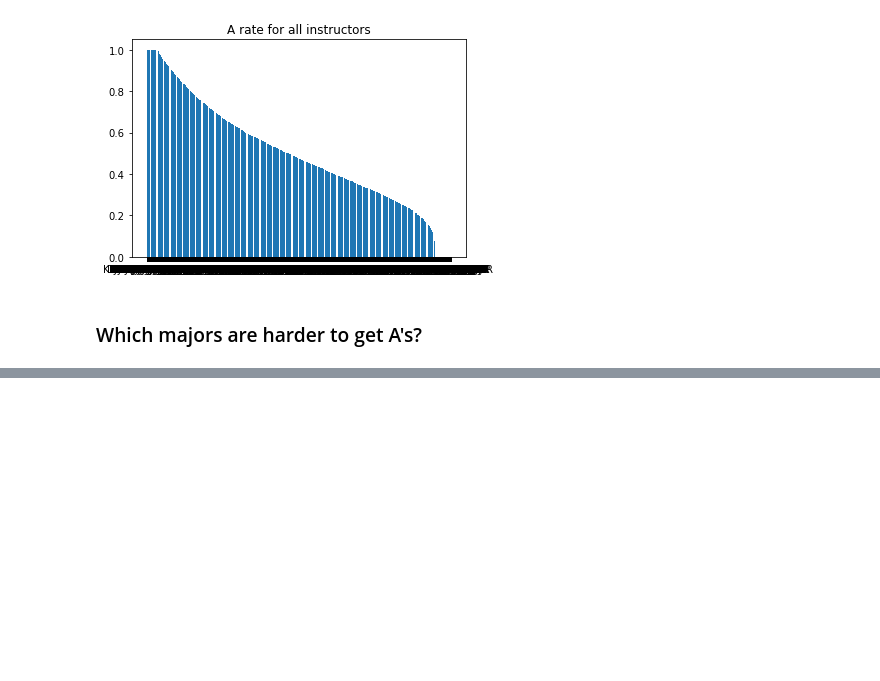
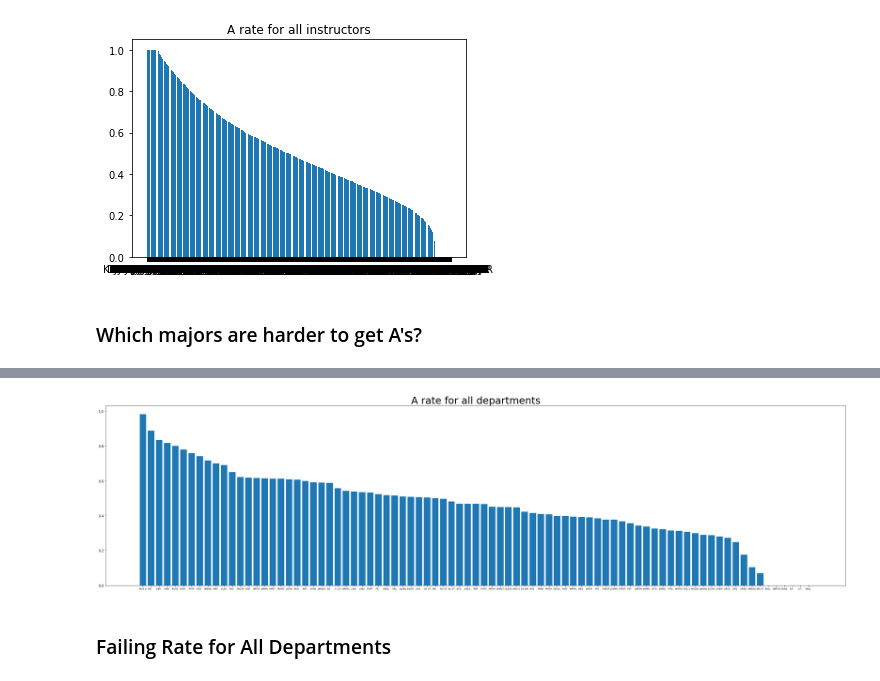
Before and after one commit to Sir-Teo/visualizing-grades, a Jupyter notebook: analysis.ipynb, the cells around one changed output, grey strips where cells are left out. Saved outputs shown, nothing was run; the diff lists cells and outputs as text; code cells hidden in the pictures; blank space fills up the shorter version.

Commit message:
Added A rate and failing rate

```diff
--- a/analysis.ipynb
+++ b/analysis.ipynb
@@ -44,0 +47,3 @@ plt.show()
+# %%
+dept_list = np.unique([course[0:5] for course in course_list])
+dept_list
@@ -44,0 +63,23 @@ plt.show()
+# %%
+dept_rate = {}
+for d in dept_list:
+    df = grades[grades['Course'].str.startswith(d)]
+    total_students = sum(df["Sum_of_Student_Count"])
+    if total_students == 0:
+        dept_rate[d] = 0
+        continue
+    df_A = df.loc[(df['Grade_Given'] == "A") | (df['Grade_Given'] == "A-") | (df['Grade_Given'] == "A+")]
+    number_of_A_students = sum(df_A["Sum_of_Student_Count"])
+    dept_rate[d] = number_of_A_students / total_students
+sorted_dept_rate = dict(sorted(dept_rate.items(), key=lambda x: x[1], reverse=True))
+# %%
+fig = plt.figure(figsize=(40, 10))
+plt.bar(range(len(sorted_dept_rate)), list(sorted_dept_rate.values()), align='center')
+plt.xticks(range(len(sorted_dept_rate)), list(sorted_dept_rate.keys()))
+plt.title("A rate for all departments", fontsize=30)
+plt.xticks(fontsize=7)
+plt.show()
+# %% [output]
+[figure, added]
+# %% [markdown]
+### Failing Rate for All Departments
```
Also changed, not shown: parts of 4 cells of this notebook, 15 other files.
